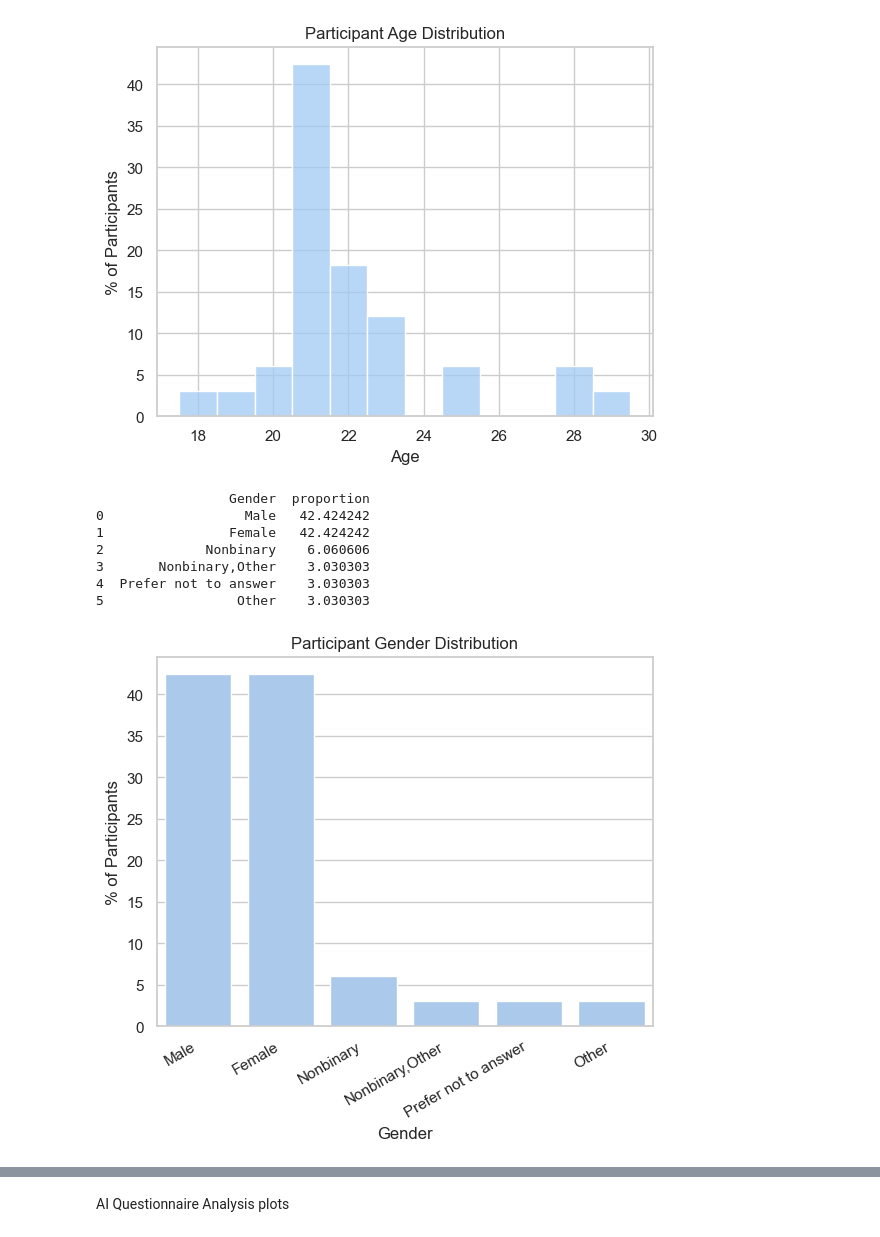
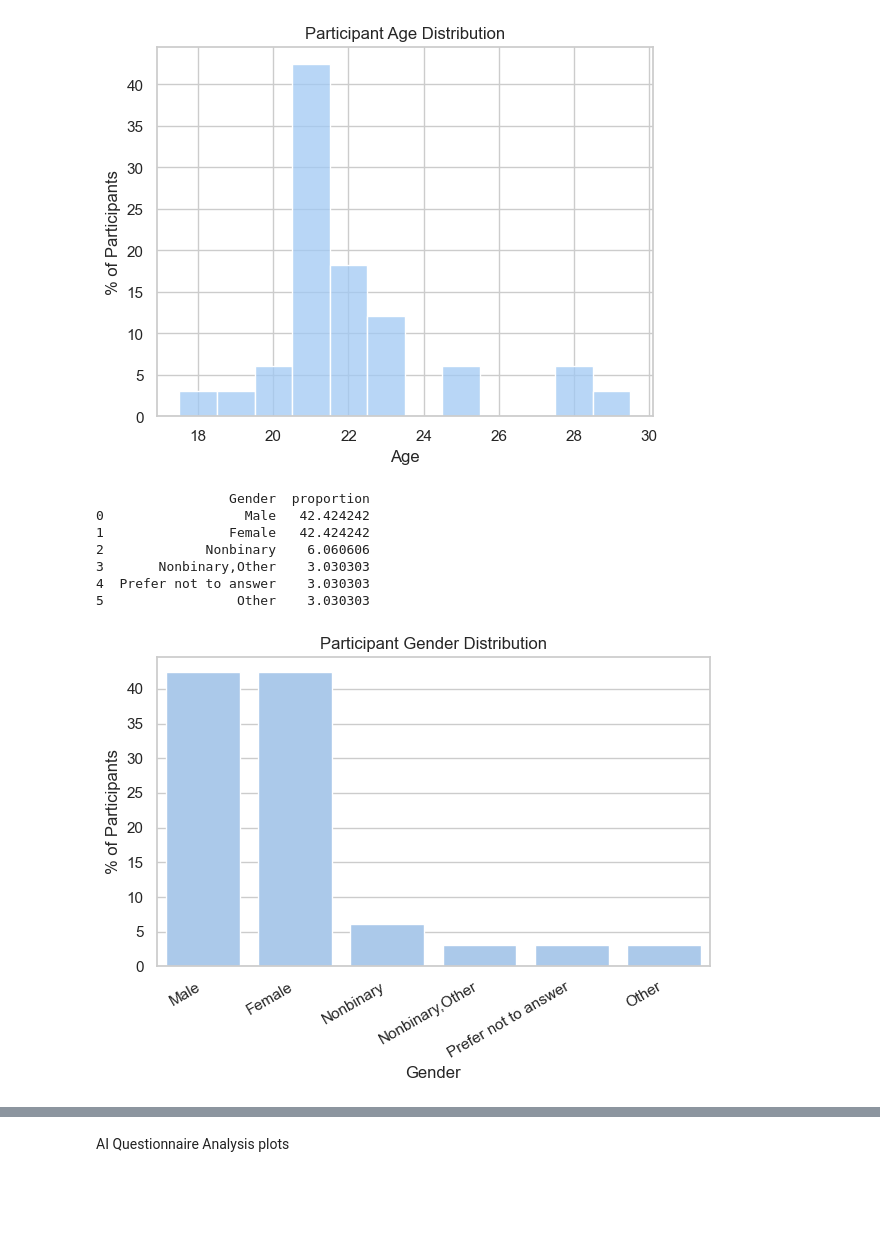
Before and after one commit to zejzhu/impostorbias, a Jupyter notebook: analysis.ipynb, the cells around one changed output, grey strips where cells are left out. Saved outputs shown, nothing was run; the diff lists cells and outputs as text; code cells hidden in the pictures; blank space fills up the shorter version.

Commit message:
fixed figures

```diff
--- a/analysis.ipynb
+++ b/analysis.ipynb
@@ -72,34 +72,36 @@ Name: proportion, dtype: float64
 # %%
 # Gender percents
 
 # Need to convert count to percents
 gender_percent = df["Gender"].value_counts(normalize=True).mul(100).reset_index()
 print(gender_percent)
 
 # Gender Bar Chart
 gender_percent.columns = ["Gender", "Percent"]
 
 sns.set_palette("pastel")
 
 plt.figure()
 
 order = df["Gender"].value_counts().index
 sns.barplot(data=gender_percent, x="Gender", y="Percent", order=order)
 
 plt.xlabel("Gender")
 plt.ylabel("% of Participants")
 plt.title("Participant Gender Distribution")
 plt.xticks(rotation=30, ha="right")
+
+plt.tight_layout()
 plt.savefig("Figures/dem_gender.png", dpi=300)
 # %% [output]
                  Gender  proportion
 0                  Male   42.424242
 1                Female   42.424242
 2             Nonbinary    6.060606
 3       Nonbinary,Other    3.030303
 4  Prefer not to answer    3.030303
 5                 Other    3.030303
-[figure, old version]
+[figure, new version]
 # %%
 # Race/Ethnicity Bar Chart
 
```
Also changed, not shown: parts of 8 cells of this notebook, 3 other files.
